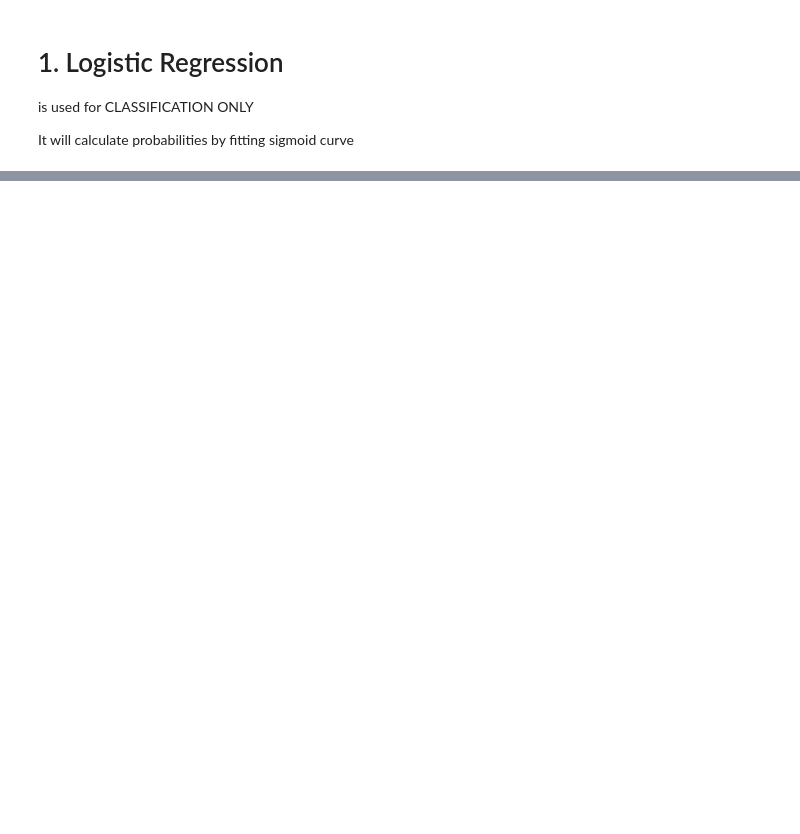
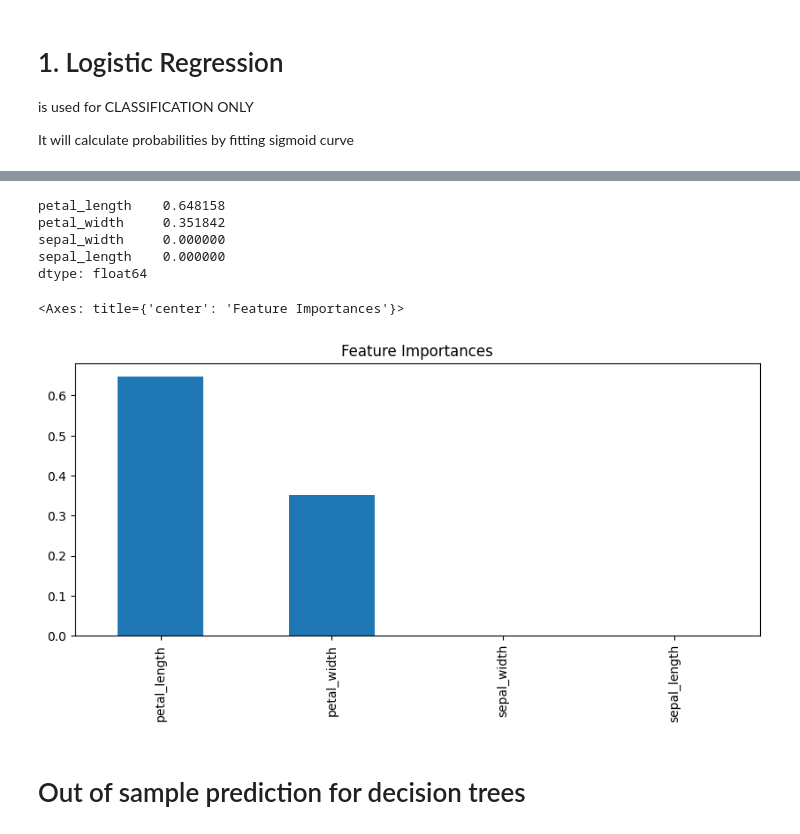
Before and after one commit to Aparna786711/machine_learning, a Jupyter notebook: 07 Logistic Regression and Decision Tree classification/Logistic_Decision.ipynb, the cells around one changed output, grey strips where cells are left out. Drawn from its saved outputs; the diff is of its cells as text; code cells hidden in the pictures; blank space fills up the shorter version.

```diff
--- a/07 Logistic Regression and Decision Tree classification/Logistic_Decision.ipynb
+++ b/07 Logistic Regression and Decision Tree classification/Logistic_Decision.ipynb
@@ -13,0 +613,17 @@ operable program or batch file.
+# %%
+imp.sort_values(ascending=False)
+# %% [output]
+petal_length    0.648158
+petal_width     0.351842
+sepal_width     0.000000
+sepal_length    0.000000
+dtype: float64
+# %%
+imp.sort_values(ascending=False).plot(
+    kind="bar", figsize=(10, 4), title="Feature Importances"
+)
+# %% [output]
+<Axes: title={'center': 'Feature Importances'}>
+[figure, added]
+# %% [markdown]
+# Out of sample prediction for decision trees
```
Also changed, not shown: parts of 117 cells of this notebook, 5 other files.
